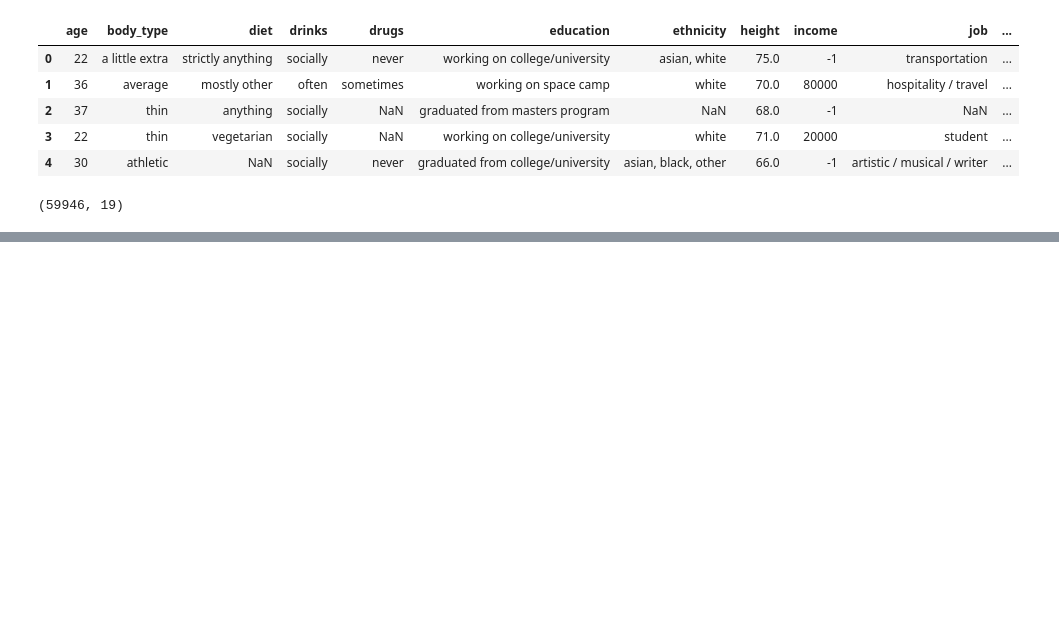
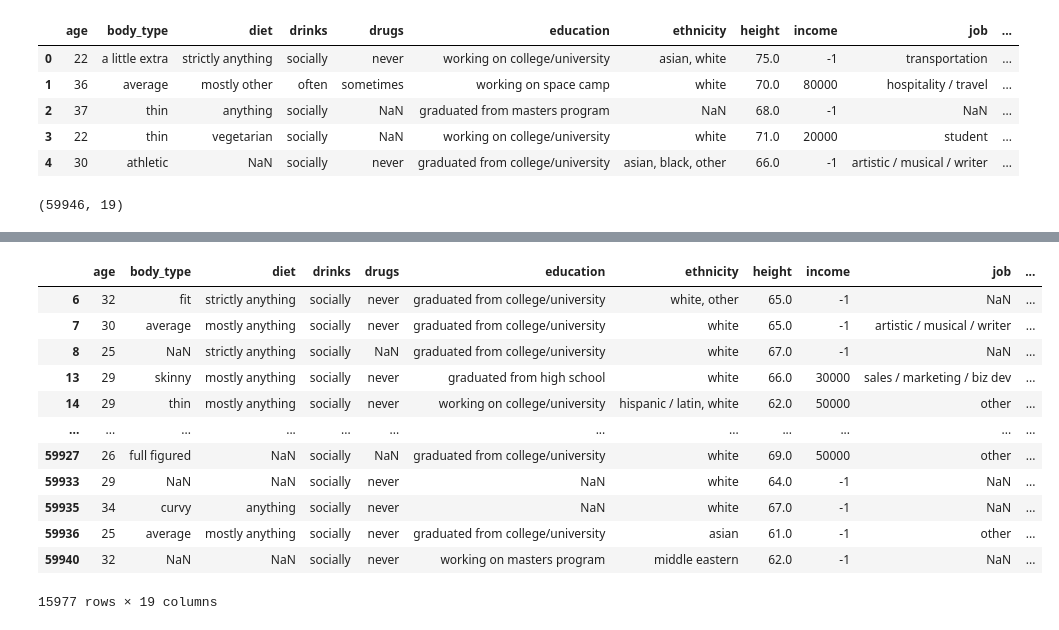
Before and after one commit to javipiazza94/Data-Science-TBB, a Jupyter notebook: SCRIPTS/Proyectos/EDA/1-Definicion_EDA.ipynb, the cells around one changed output, grey strips where cells are left out. Saved outputs shown, nothing was run; the diff lists cells and outputs as text; code cells hidden in the pictures; blank space fills up the shorter version.

```diff
--- a/SCRIPTS/Proyectos/EDA/1-Definicion_EDA.ipynb
+++ b/SCRIPTS/Proyectos/EDA/1-Definicion_EDA.ipynb
@@ -612,0 +630,17 @@ df_4.shape
+# %%
+millennialsOK_female = millennialsOK[millennialsOK['sex']=='f']
+millennialsOK_female
+# %% [output]
+|  | age | body_type | diet | drinks | drugs | education | ethnicity | height | income | job | ... |
+| 6 | 32 | fit | strictly anything | socially | never | graduated from college/university | white, other | 65.0 | -1 | NaN | ... |
+| 7 | 30 | average | mostly anything | socially | never | graduated from college/university | white | 65.0 | -1 | artistic / musical / writer | ... |
+| 8 | 25 | NaN | strictly anything | socially | NaN | graduated from college/university | white | 67.0 | -1 | NaN | ... |
+| 13 | 29 | skinny | mostly anything | socially | never | graduated from high school | white | 66.0 | 30000 | sales / marketing / biz dev | ... |
+| 14 | 29 | thin | mostly anything | socially | never | working on college/university | hispanic / latin, white | 62.0 | 50000 | other | ... |
+| ... | ... | ... | ... | ... | ... | ... | ... | ... | ... | ... | ... |
+| 59927 | 26 | full figured | NaN | socially | NaN | graduated from college/university | white | 69.0 | 50000 | other | ... |
+| 59933 | 29 | NaN | NaN | socially | never | NaN | white | 64.0 | -1 | NaN | ... |
+| 59935 | 34 | curvy | anything | socially | never | NaN | white | 67.0 | -1 | NaN | ... |
+| 59936 | 25 | average | mostly anything | socially | never | graduated from college/university | asian | 61.0 | -1 | other | ... |
+| 59940 | 32 | NaN | NaN | socially | never | working on masters program | middle eastern | 62.0 | -1 | NaN | ... |
+15977 rows × 19 columns
```
Also changed, not shown: parts of 8 cells of this notebook.
